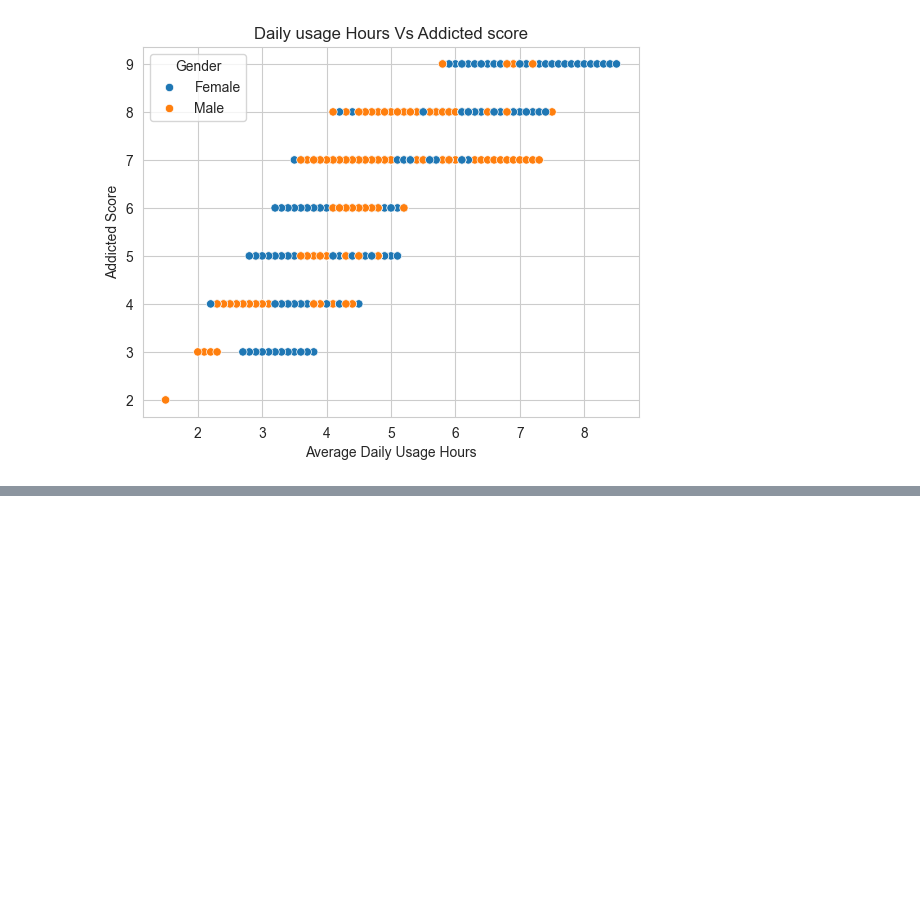
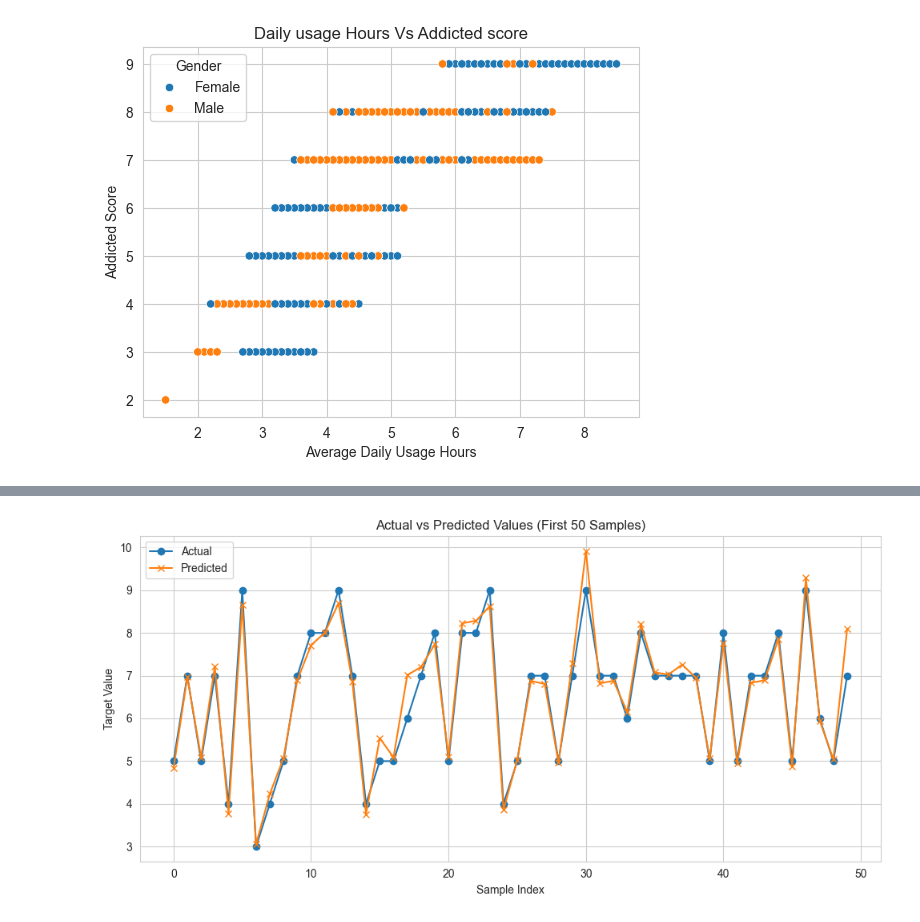
Before and after one commit to chaudhary-dotcom/socialMedia_addication, a Jupyter notebook: soclMedAddication.ipynb, the cells around one changed output, grey strips where cells are left out. Saved outputs shown, nothing was run; the diff lists cells and outputs as text; code cells hidden in the pictures; blank space fills up the shorter version.

```diff
--- a/soclMedAddication.ipynb
+++ b/soclMedAddication.ipynb
@@ -275,0 +327,22 @@ NameError: name 'models' is not defined
+# %%
+import matplotlib.pyplot as plt
+
+# Line plot comparison: Actual vs Predicted
+plt.figure(figsize=(10, 5))
+
+# Plot actual values
+plt.plot(y_test.values[:50], label='Actual', marker='o')
+
+# Plot predicted values
+plt.plot(y_pred_test[:50], label='Predicted', marker='x')
+
+# Add title and labels
+plt.title('Actual vs Predicted Values (First 50 Samples)')
+plt.xlabel('Sample Index')
+plt.ylabel('Target Value')
+plt.legend()
+plt.grid(True)
+plt.tight_layout()
+plt.show()
+# %% [output]
+[figure, added]
```
Also changed, not shown: parts of 36 cells of this notebook.
